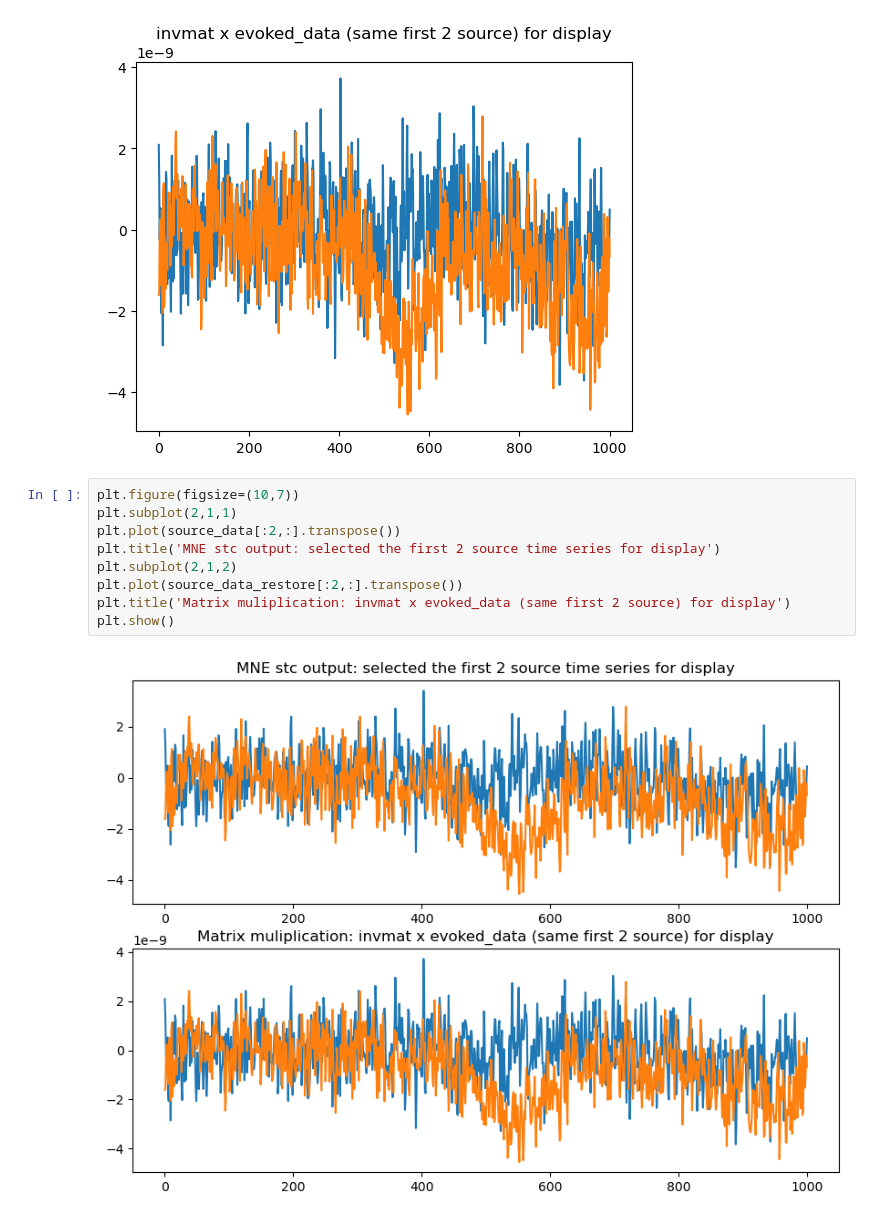
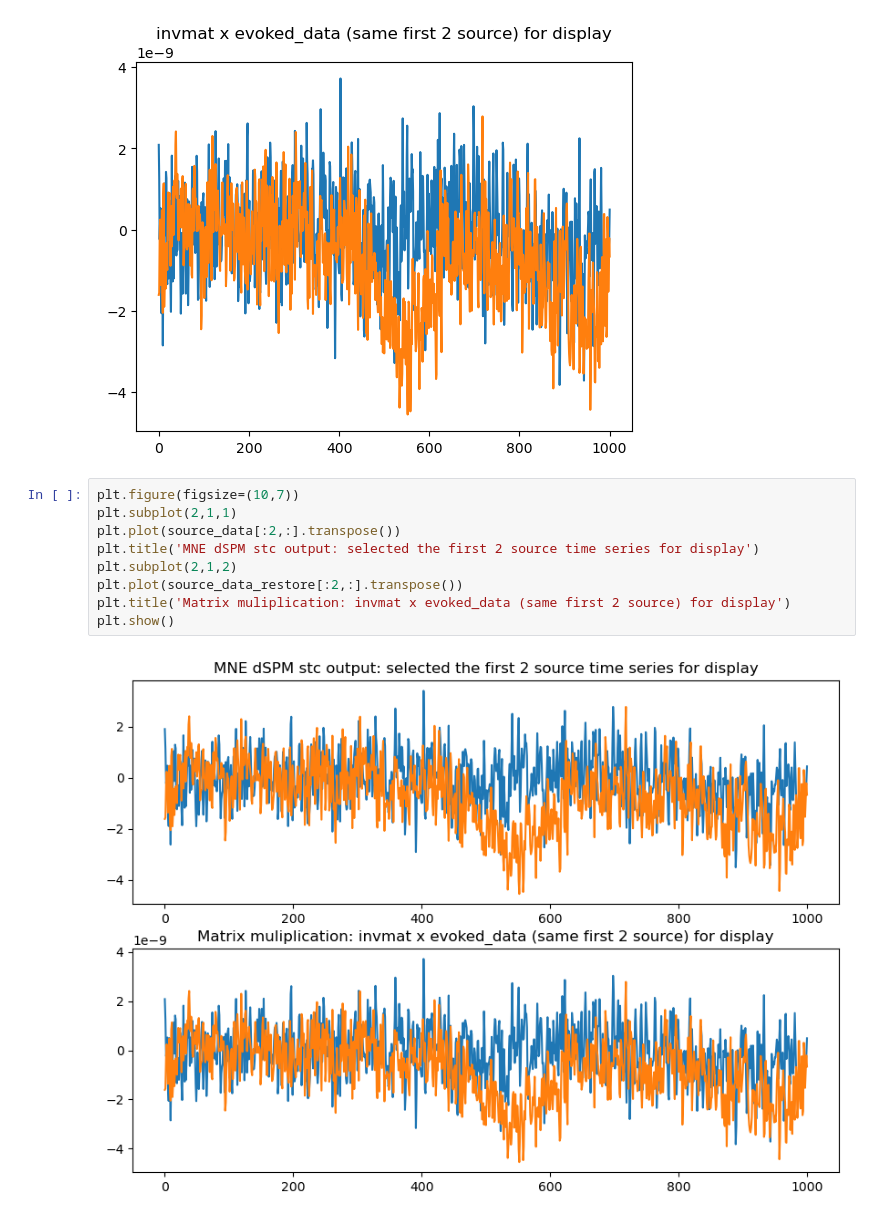
Before and after one commit to zhibinz2/MEG_EEG_Source_Localization, a Jupyter notebook: surface_simple_inv.ipynb, the cells around one changed output. Saved outputs shown, nothing was run; the diff lists cells and outputs as text.

```diff
--- a/surface_simple_inv.ipynb
+++ b/surface_simple_inv.ipynb
@@ -733,11 +733,11 @@ Text(0.5, 1.0, 'invmat x evoked_data (same first 2 source) for display')
 # %%
 plt.figure(figsize=(10,7))
 plt.subplot(2,1,1)
 plt.plot(source_data[:2,:].transpose())
-plt.title('MNE stc output: selected the first 2 source time series for display')
+plt.title('MNE dSPM stc output: selected the first 2 source time series for display')
 plt.subplot(2,1,2)
 plt.plot(source_data_restore[:2,:].transpose())
 plt.title('Matrix muliplication: invmat x evoked_data (same first 2 source) for display')
 plt.show()
 # %% [output]
-[figure, old version]
+[figure, new version]
```
